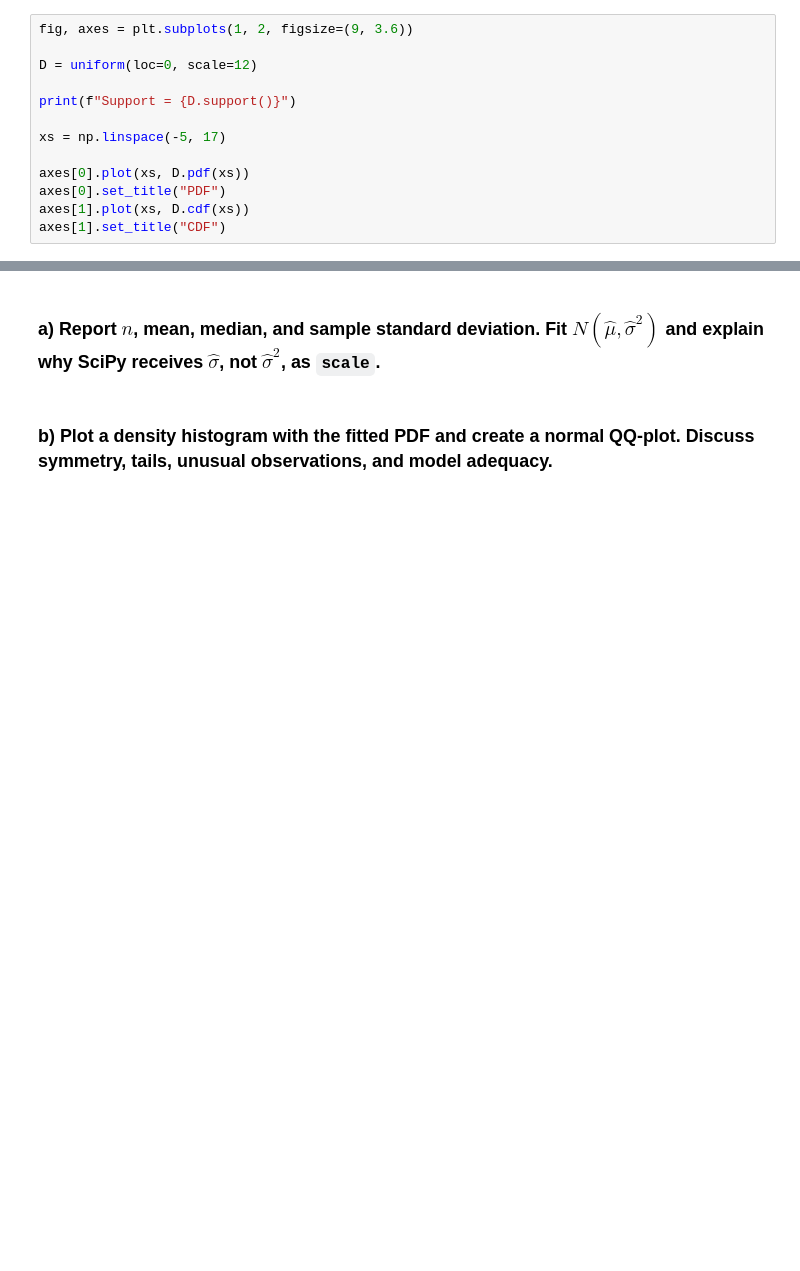
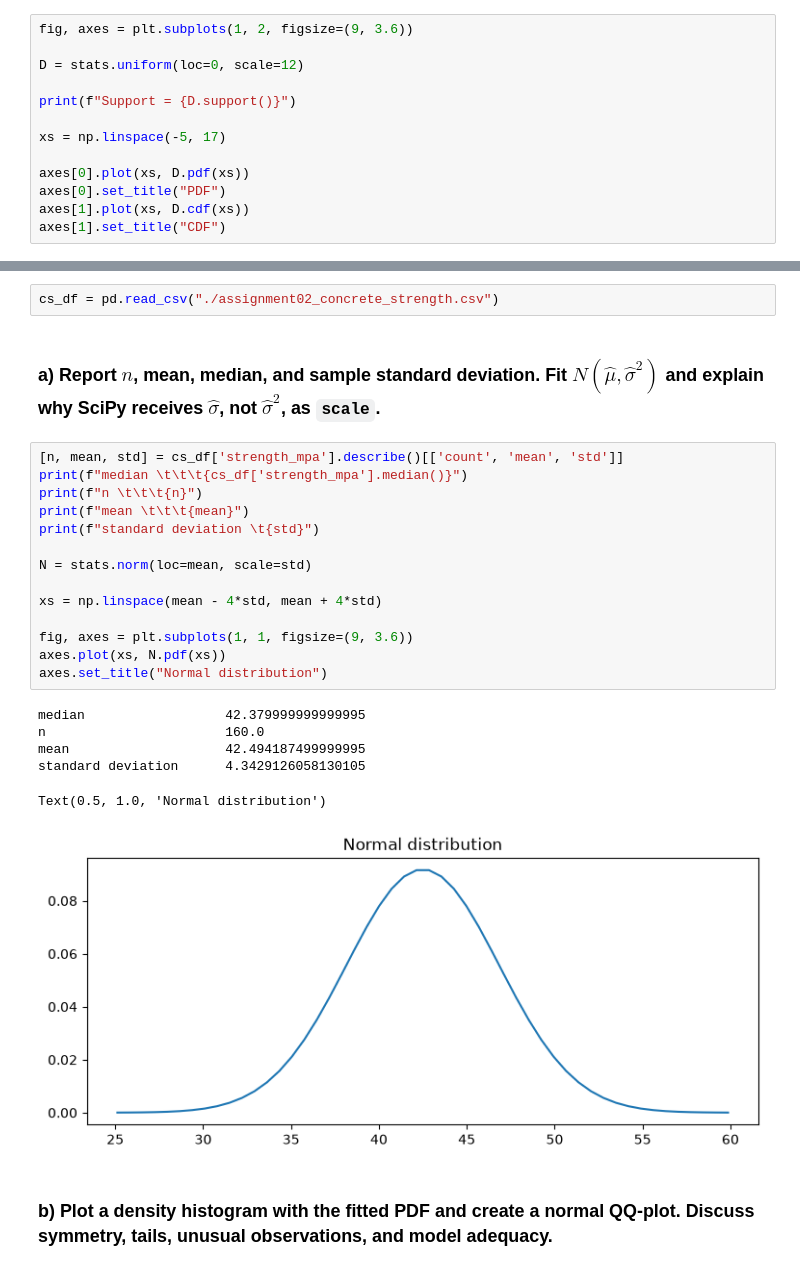
Before and after one commit to Fanticel/STA1, a Jupyter notebook: Asg2/Asg.ipynb, the cells around one changed output, grey strips where cells are left out. Cells and saved outputs as stored; diff of their text form; blank space fills up the shorter version.

```diff
--- a/Asg2/Asg.ipynb
+++ b/Asg2/Asg.ipynb
@@ -49,7 +50,7 @@ import numpy as np
 # %%
 fig, axes = plt.subplots(1, 2, figsize=(9, 3.6))
 
-D = uniform(loc=0, scale=12)
+D = stats.uniform(loc=0, scale=12)
 
 print(f"Support = {D.support()}")
 
@@ -107,8 +108,31 @@ Standard deviation = 3.4641016151377544
 # Concrete strength: normal working model
 
 ## The file assignment02_concrete_strength.csv contains 160 compressive-strength measurements. Treat the generating parameters as unknown.
+# %%
+cs_df = pd.read_csv("./assignment02_concrete_strength.csv")
 # %% [markdown]
 ### a) Report $n$, mean, median, and sample standard deviation. Fit $N(\hat{\mu}, \hat{\sigma}^2)$ and explain why SciPy receives $\hat{\sigma}$, not $\hat{\sigma}^2$, as `scale`.
+# %%
+[n, mean, std] = cs_df['strength_mpa'].describe()[['count', 'mean', 'std']]
+print(f"median \t\t\t{cs_df['strength_mpa'].median()}")
+print(f"n \t\t\t{n}")
+print(f"mean \t\t\t{mean}")
+print(f"standard deviation \t{std}")
+
+N = stats.norm(loc=mean, scale=std)
+
+xs = np.linspace(mean - 4*std, mean + 4*std)
+
+fig, axes = plt.subplots(1, 1, figsize=(9, 3.6))
+axes.plot(xs, N.pdf(xs))
+axes.set_title("Normal distribution")
+# %% [output]
+median                  42.379999999999995
+n                       160.0
+mean                    42.494187499999995
+standard deviation      4.3429126058130105
+Text(0.5, 1.0, 'Normal distribution')
+[figure, added]
 # %% [markdown]
 ### b) Plot a density histogram with the fitted PDF and create a normal QQ-plot. Discuss symmetry, tails, unusual observations, and model adequacy.
 # %% [markdown]
```
Also changed, not shown: parts of 2 cells of this notebook.
